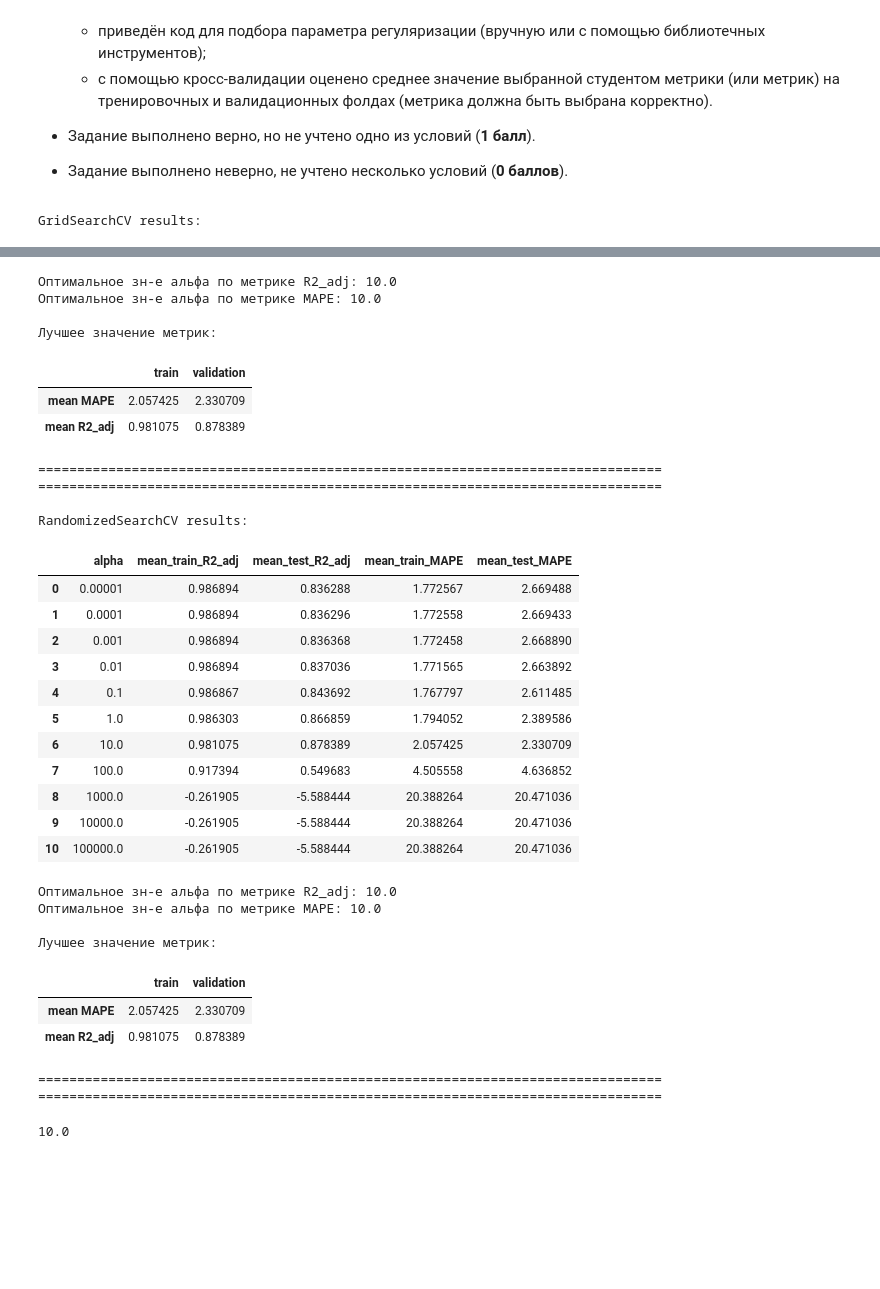
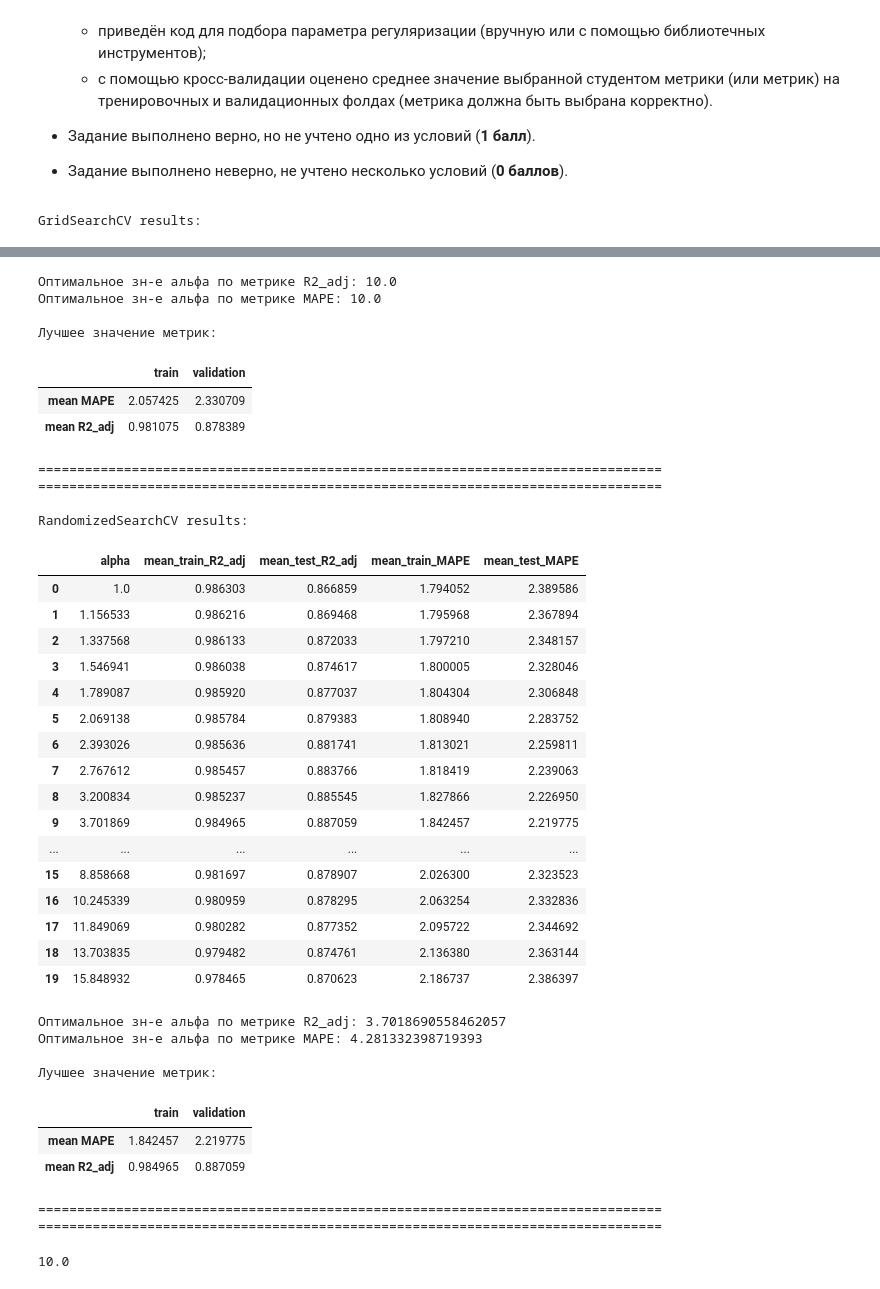
Before and after one commit to akitim/SkillFactory_current, a Jupyter notebook: MATH_ML_2_Практика_Акимкин.ipynb, the cells around one changed output, grey strips where cells are left out. Cells and saved outputs as stored; diff of their text form; code cells hidden in the pictures; blank space fills up the shorter version.

```diff
--- a/MATH_ML_2_Практика_Акимкин.ipynb
+++ b/MATH_ML_2_Практика_Акимкин.ipynb
@@ -747,7 +745,7 @@ print('=' * 80 + '\n' + '=' * 80)
 # оптимизация коэф. регуляризации -  случайный поиск по сетке
 rs = RandomizedSearchCV(
     lasso,
-    param_distributions={'alpha': np.logspace(-5, 5, 11)},
+    param_distributions={'alpha': np.logspace(0, 1.2, 20)},
     n_iter=100,
     scoring={'nMAPE': 'neg_mean_absolute_percentage_error',
              'R2_adj': R2_adj_scorer}, #R2_adj_scorer
@@ -784,51 +782,56 @@ display(pd.DataFrame(
      'validation':
      df_lasso_rs.loc[ind_r2_max_rs, ['mean_test_MAPE', 'mean_test_R2_adj']].values},
      index = ['mean MAPE', 'mean R2_adj']))
 print('=' * 80 + '\n' + '=' * 80)
 # %% [output]
 GridSearchCV results:
 |  | alpha | mean_train_R2_adj | mean_test_R2_adj | mean_train_MAPE | mean_test_MAPE |
 | 0 | 0.00001 | 0.986894 | 0.836288 | 1.772567 | 2.669488 |
 | 1 | 0.0001 | 0.986894 | 0.836296 | 1.772558 | 2.669433 |
 | 2 | 0.001 | 0.986894 | 0.836368 | 1.772458 | 2.668890 |
 | 3 | 0.01 | 0.986894 | 0.837036 | 1.771565 | 2.663892 |
 | 4 | 0.1 | 0.986867 | 0.843692 | 1.767797 | 2.611485 |
 | 5 | 1.0 | 0.986303 | 0.866859 | 1.794052 | 2.389586 |
 | 6 | 10.0 | 0.981075 | 0.878389 | 2.057425 | 2.330709 |
 | 7 | 100.0 | 0.917394 | 0.549683 | 4.505558 | 4.636852 |
 | 8 | 1000.0 | -0.261905 | -5.588444 | 20.388264 | 20.471036 |
 | 9 | 10000.0 | -0.261905 | -5.588444 | 20.388264 | 20.471036 |
 | 10 | 100000.0 | -0.261905 | -5.588444 | 20.388264 | 20.471036 |
 Оптимальное зн-е альфа по метрике R2_adj: 10.0
 Оптимальное зн-е альфа по метрике MAPE: 10.0
 
 Лучшее значение метрик:
 |  | train | validation |
 | mean MAPE | 2.057425 | 2.330709 |
 | mean R2_adj | 0.981075 | 0.878389 |
 ================================================================================
 ================================================================================
 
 RandomizedSearchCV results:
 |  | alpha | mean_train_R2_adj | mean_test_R2_adj | mean_train_MAPE | mean_test_MAPE |
-| 0 | 0.00001 | 0.986894 | 0.836288 | 1.772567 | 2.669488 |
-| 1 | 0.0001 | 0.986894 | 0.836296 | 1.772558 | 2.669433 |
-| 2 | 0.001 | 0.986894 | 0.836368 | 1.772458 | 2.668890 |
-| 3 | 0.01 | 0.986894 | 0.837036 | 1.771565 | 2.663892 |
-| 4 | 0.1 | 0.986867 | 0.843692 | 1.767797 | 2.611485 |
-| 5 | 1.0 | 0.986303 | 0.866859 | 1.794052 | 2.389586 |
-| 6 | 10.0 | 0.981075 | 0.878389 | 2.057425 | 2.330709 |
-| 7 | 100.0 | 0.917394 | 0.549683 | 4.505558 | 4.636852 |
-| 8 | 1000.0 | -0.261905 | -5.588444 | 20.388264 | 20.471036 |
-| 9 | 10000.0 | -0.261905 | -5.588444 | 20.388264 | 20.471036 |
-| 10 | 100000.0 | -0.261905 | -5.588444 | 20.388264 | 20.471036 |
+| 0 | 1.0 | 0.986303 | 0.866859 | 1.794052 | 2.389586 |
+| 1 | 1.156533 | 0.986216 | 0.869468 | 1.795968 | 2.367894 |
+| 2 | 1.337568 | 0.986133 | 0.872033 | 1.797210 | 2.348157 |
+| 3 | 1.546941 | 0.986038 | 0.874617 | 1.800005 | 2.328046 |
+| 4 | 1.789087 | 0.985920 | 0.877037 | 1.804304 | 2.306848 |
+| 5 | 2.069138 | 0.985784 | 0.879383 | 1.808940 | 2.283752 |
+| 6 | 2.393026 | 0.985636 | 0.881741 | 1.813021 | 2.259811 |
+| 7 | 2.767612 | 0.985457 | 0.883766 | 1.818419 | 2.239063 |
+| 8 | 3.200834 | 0.985237 | 0.885545 | 1.827866 | 2.226950 |
+| 9 | 3.701869 | 0.984965 | 0.887059 | 1.842457 | 2.219775 |
+| ... | ... | ... | ... | ... | ... |
+| 15 | 8.858668 | 0.981697 | 0.878907 | 2.026300 | 2.323523 |
+| 16 | 10.245339 | 0.980959 | 0.878295 | 2.063254 | 2.332836 |
+| 17 | 11.849069 | 0.980282 | 0.877352 | 2.095722 | 2.344692 |
+| 18 | 13.703835 | 0.979482 | 0.874761 | 2.136380 | 2.363144 |
+| 19 | 15.848932 | 0.978465 | 0.870623 | 2.186737 | 2.386397 |
-Оптимальное зн-е альфа по метрике R2_adj: 10.0
-Оптимальное зн-е альфа по метрике MAPE: 10.0
+Оптимальное зн-е альфа по метрике R2_adj: 3.7018690558462057
+Оптимальное зн-е альфа по метрике MAPE: 4.281332398719393
 
 Лучшее значение метрик:
 |  | train | validation |
-| mean MAPE | 2.057425 | 2.330709 |
-| mean R2_adj | 0.981075 | 0.878389 |
+| mean MAPE | 1.842457 | 2.219775 |
+| mean R2_adj | 0.984965 | 0.887059 |
 ================================================================================
 ================================================================================
 # %%
```
Also changed, not shown: parts of 3 cells of this notebook.
